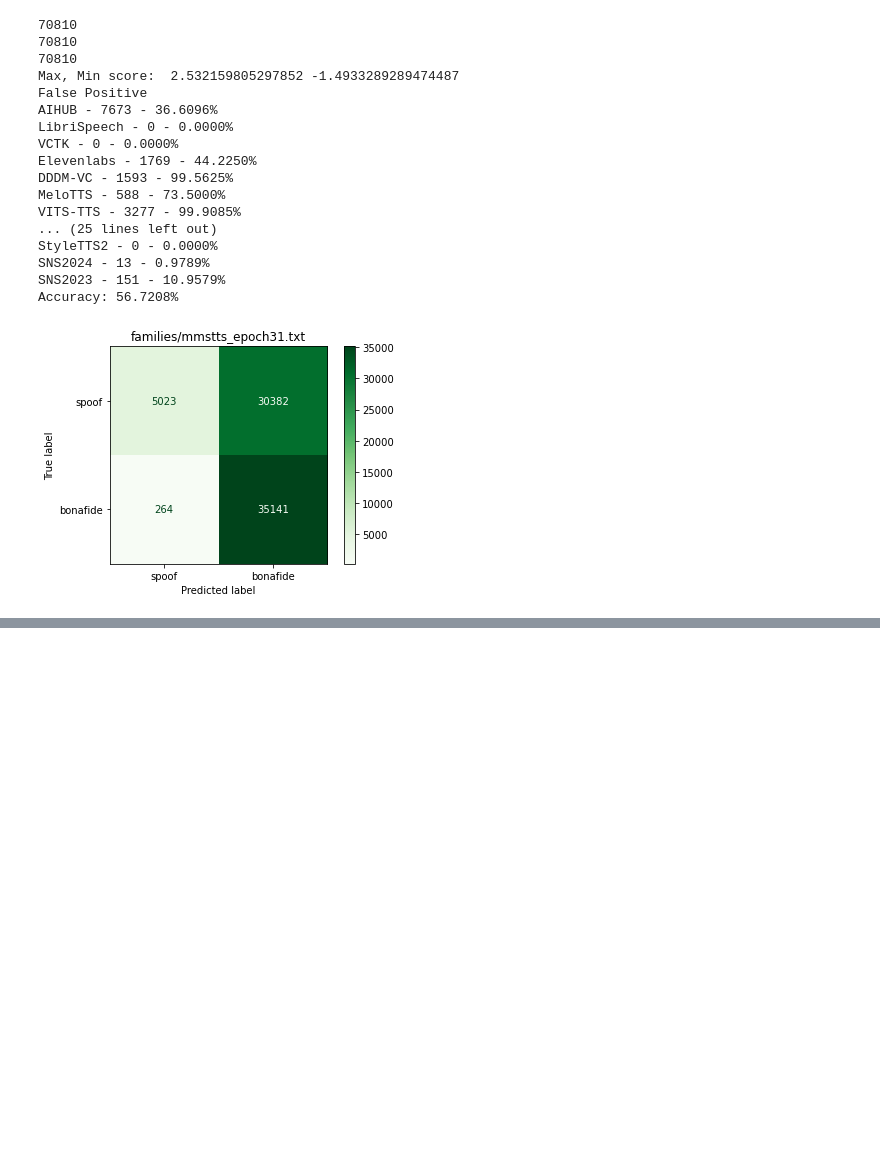
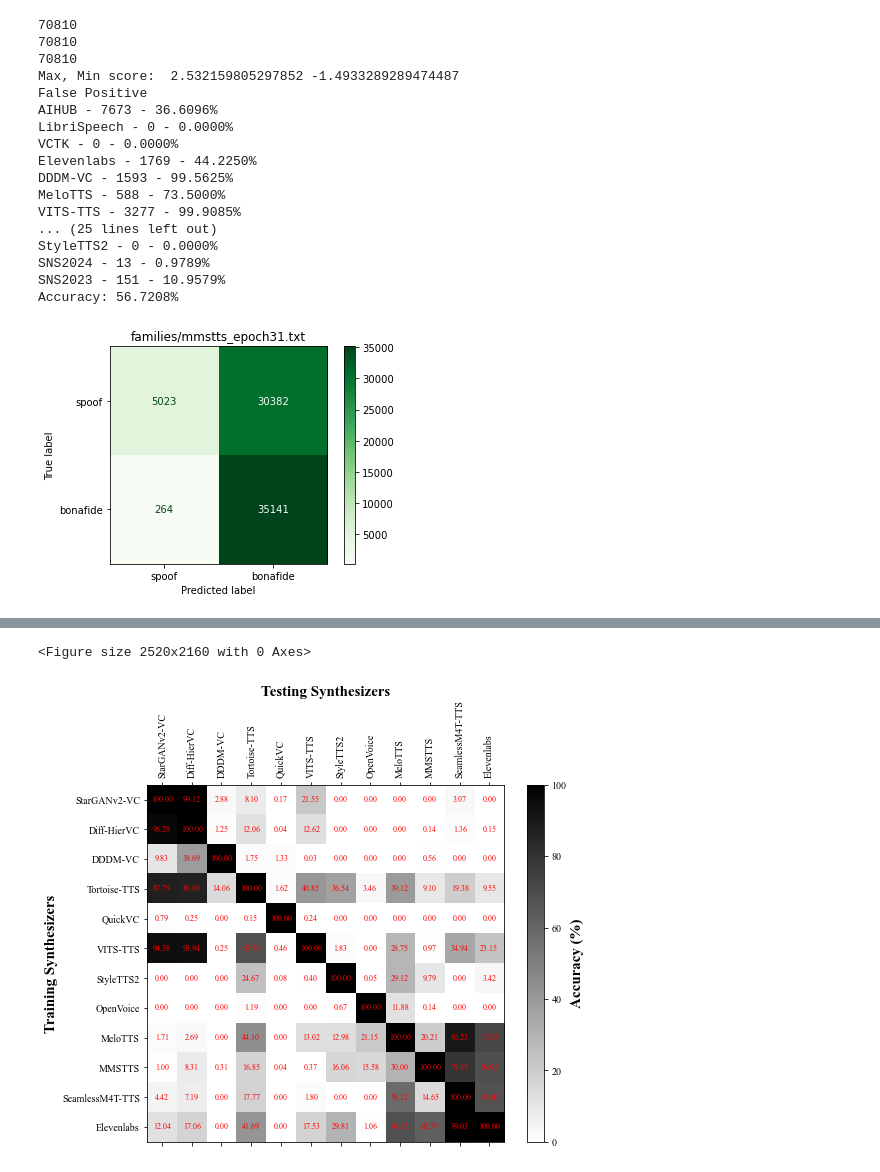
Before and after one commit to josebeo2016/vocodetect, a Jupyter notebook: Supcon-voco/families.ipynb, the cells around one changed output, grey strips where cells are left out. Saved outputs shown, nothing was run; the diff lists cells and outputs as text; code cells hidden in the pictures; blank space fills up the shorter version.

```diff
--- a/Supcon-voco/families.ipynb
+++ b/Supcon-voco/families.ipynb
@@ -515,0 +1082,6 @@ Accuracy: 56.7208%
+# %%
+# Drop columns: ["AIHUB", "LibriSpeech", "VCTK", "SNS2023", "SNS2024", "DiffGAN", "VITS-AIHUB"]
+# final_df.drop(columns=["AIHUB", "LibriSpeech", "VCTK", "SNS2023", "SNS2024", "DiffGAN", "VITS-AIHUB"], inplace=True)
+# final_df.to_csv('final_df_new.csv', index=False)
+final_df = pd.read_csv('final_df_new.csv')
+final_df
@@ -515,0 +1125,13 @@ Accuracy: 56.7208%
+# %%
+# order the columns as: ["StarGANv2-VC", "Diff-HierVC", "DDDM-VC", "Tortoise-TTS", "QuickVC", "VITS-TTS", "StyleTTS2", "OpenVoice" ,"MeloTTS", "MMSTTS", "SeamlessM4T-TTS", "Elevenlabs"]
+# order the rows same as the columns
+final_df = final_df.reindex(columns=["StarGANv2-VC", "Diff-HierVC", "DDDM-VC", "Tortoise-TTS", "QuickVC", "VITS-TTS", "StyleTTS2", "OpenVoice" ,"MeloTTS", "MMSTTS", "SeamlessM4T-TTS", "Elevenlabs"])
+# make the rows as: ["StarGANv2-VC", "Diff-HierVC", "DDDM-VC", "Tortoise-TTS", "QuickVC", "VITS-TTS", "StyleTTS2", "OpenVoice" ,"MeloTTS", "MMSTTS", "SeamlessM4T-TTS", "Elevenlabs"]
+final_df = final_df.reindex(index=["StarGANv2-VC", "Diff-HierVC", "DDDM-VC", "Tortoise-TTS", "QuickVC", "VITS-TTS", "StyleTTS2", "OpenVoice" ,"MeloTTS", "MMSTTS", "SeamlessM4T-TTS", "Elevenlabs"])
+# final_df
+# if the row and column are the same, then the value is 100
+for i in range(final_df.shape[0]):
+    for j in range(final_df.shape[1]):
+        if i == j:
+            final_df.iloc[i,j] = 100.0
+final_df
@@ -515,0 +1155,42 @@ Accuracy: 56.7208%
+# %%
+# visualize
+# visulize the data, higher value, darker color
+final_df = pd.read_csv('/dataa/phucdt/SSL_Anti-spoofing/families_new/final_df_new_ordered.csv')
+
+plt.figure(figsize=(35,30))
+
+# set font is "Time New Roman"
+plt.rcParams["font.family"] = "Times New Roman"
+
+plt.matshow(final_df.iloc[:,1:], cmap='binary')
+# add the labels also
+plt.xticks(range(final_df.shape[1]-1), final_df.columns[1:], rotation=90)
+plt.yticks(range(final_df.shape[0]), final_df['trainset'])
+# plt.colorbar()
+# x-axis labels
+plt.xlabel('Testing Synthesizers', fontsize=15, weight='bold', fontname="Times New Roman")
+
+# set colorbar size
+plt.colorbar(shrink=0.8).set_label('Accuracy (%)', fontsize=15, weight='bold', fontname="Times New Roman")
+# x-axis labels on the top
+plt.gca().xaxis.set_label_position('top')
+# y-axis labels
+plt.ylabel('Training Synthesizers', fontsize=15, weight='bold', fontname="Times New Roman")
+
+# put the values on the cells
+for i in range(final_df.shape[0]):
+    for j in range(final_df.shape[1]-1):
+        plt.text(j, i, "{:.2f}".format(final_df.iloc[i,j+1]), ha='center', va='center', color='red', fontsize=8)
+
+
+#extend the margin of the figure to not lose the labels
+# plt.subplots_adjust(left=0., right=0.9, top=0.9, bottom=0.1)
+
+# increase the cell size
+plt.gcf().set_size_inches(8, 8)
+
+# save the image
+plt.savefig('figs/onlyfake_df_new.pdf', dpi=600,format="pdf", bbox_inches='tight')
+# %% [output]
+<Figure size 2520x2160 with 0 Axes>
+[figure, added]
```
Also changed, not shown: parts of 31 cells of this notebook.
